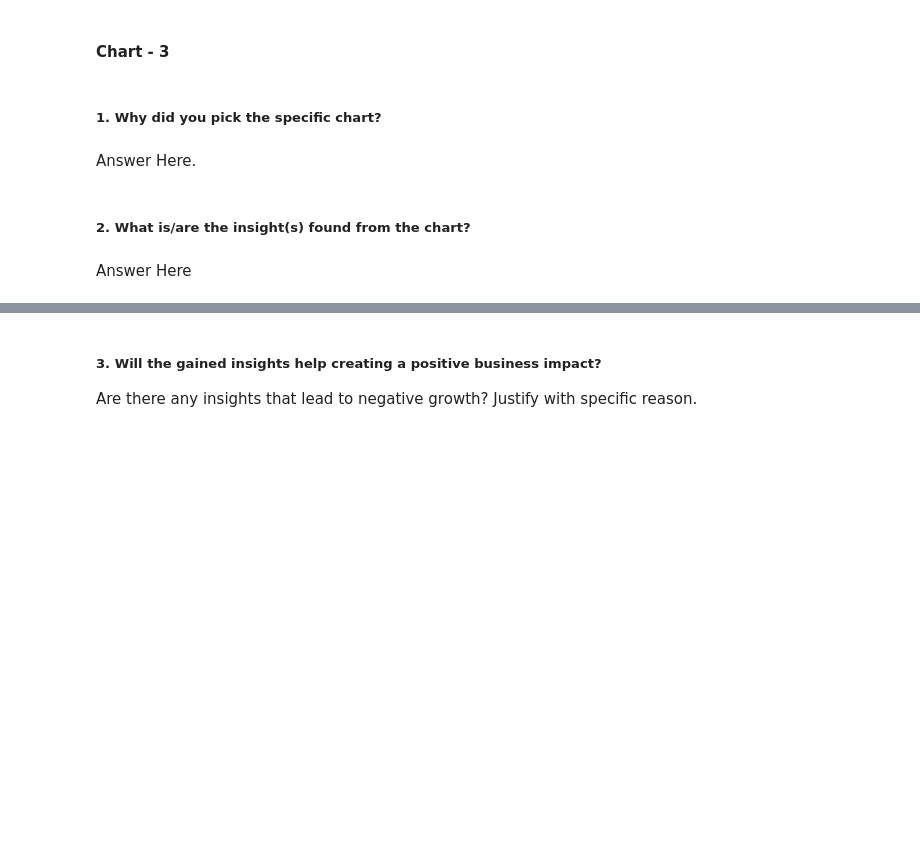
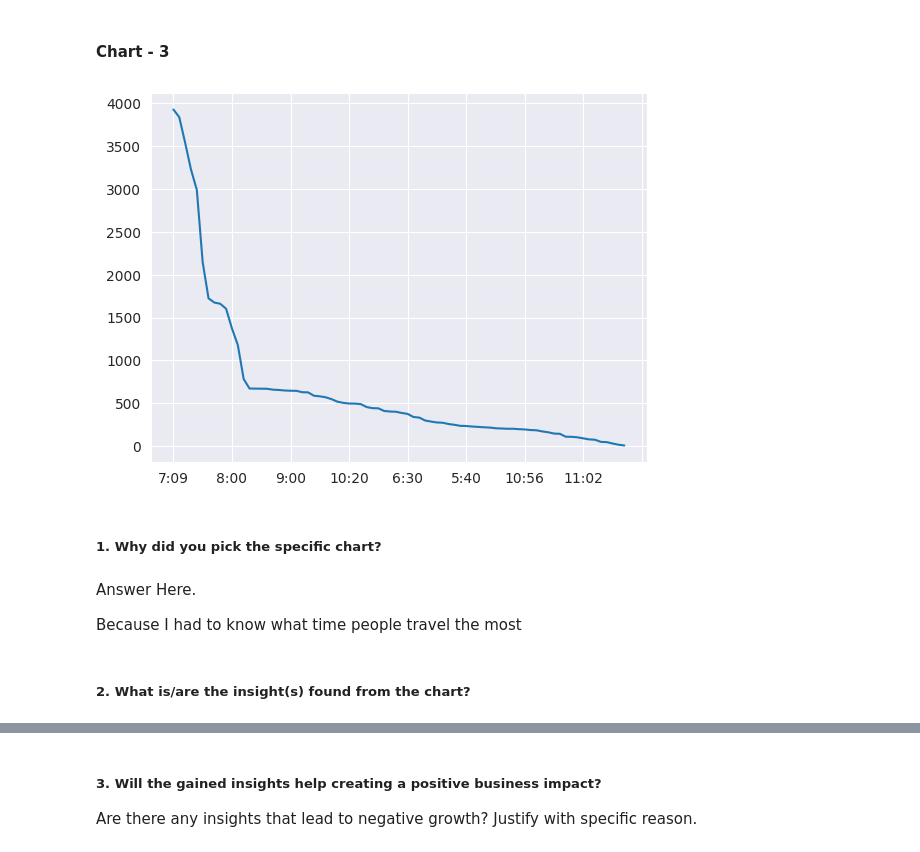
Before and after one commit to Manoharjha333/transport-demand-prediction, a Jupyter notebook: ML_Submission_Template.ipynb, the cells around one changed output, grey strips where cells are left out. Cells and saved outputs as stored; diff of their text form; code cells hidden in the pictures; blank space fills up the shorter version.

```diff
--- a/ML_Submission_Template.ipynb
+++ b/ML_Submission_Template.ipynb
@@ -421,11 +481,15 @@ Answer Here
 #### Chart - 3
 # %%
 # Chart - 3 visualization code
+dataset['travel_time'].value_counts().plot(kind='line')
+plt.show()
+# %% [output]
+[figure, added]
 # %% [markdown]
 ##### 1. Why did you pick the specific chart?
-# %% [markdown]
-Answer Here.
+# %% [markdown]
+Answer Here.
+
+Because I had to know what time people travel the most
 # %% [markdown]
 ##### 2. What is/are the insight(s) found from the chart?
-# %% [markdown]
-Answer Here
```
Also changed, not shown: parts of 34 cells of this notebook.
